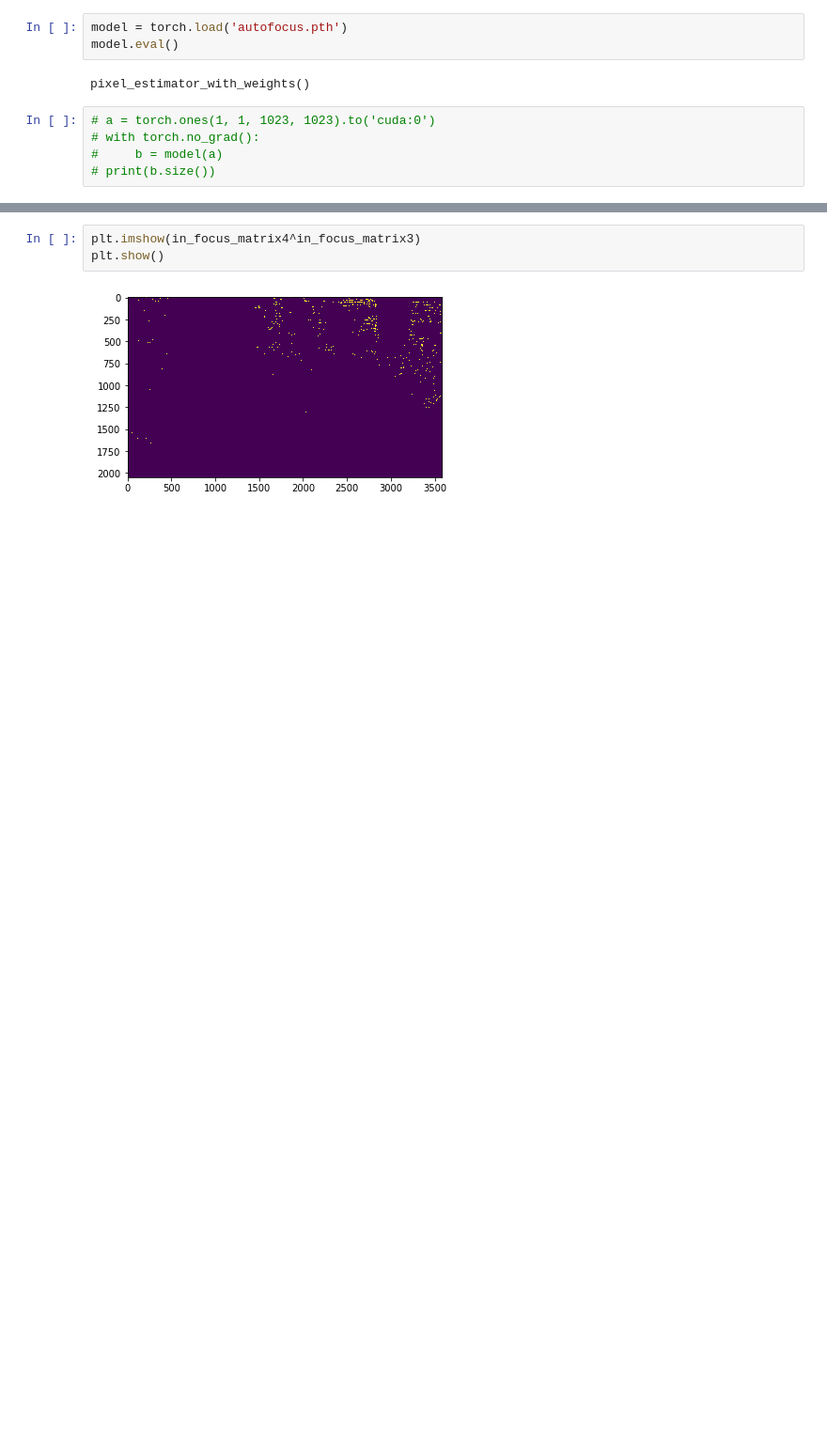
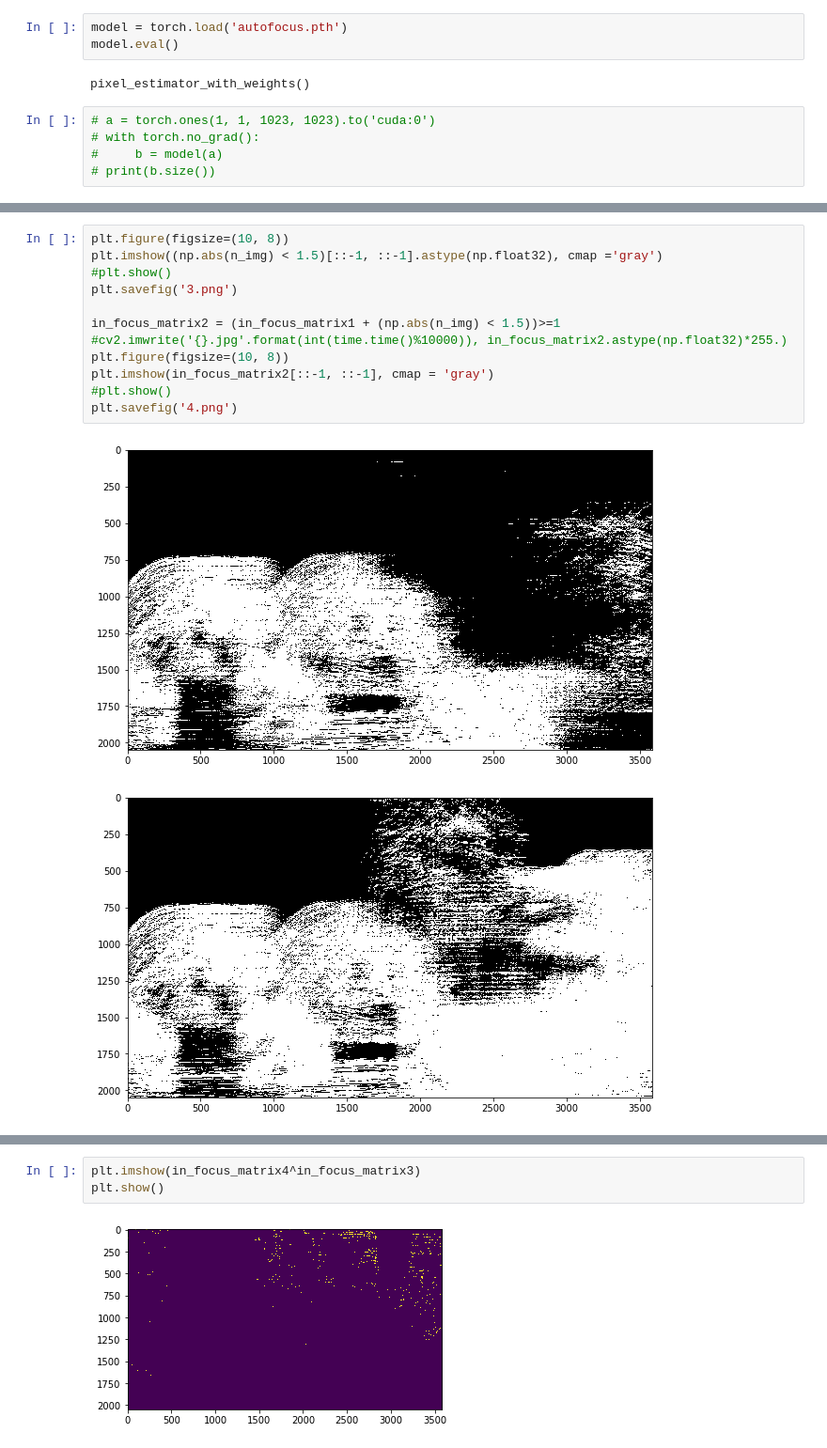
Before and after one commit to cianhwang/autofocus-stacking, a Jupyter notebook: autofocus-tf2torch.ipynb, the cells around one changed output, grey strips where cells are left out. Shown at 94% size. Cells and saved outputs as stored; diff of their text form; blank space fills up the shorter version.

```diff
--- a/autofocus-tf2torch.ipynb
+++ b/autofocus-tf2torch.ipynb
@@ -165,0 +174,15 @@ plt.show()
+# %%
+plt.figure(figsize=(10, 8))
+plt.imshow((np.abs(n_img) < 1.5)[::-1, ::-1].astype(np.float32), cmap ='gray')
+#plt.show()
+plt.savefig('3.png')
+
+in_focus_matrix2 = (in_focus_matrix1 + (np.abs(n_img) < 1.5))>=1
+#cv2.imwrite('{}.jpg'.format(int(time.time()%10000)), in_focus_matrix2.astype(np.float32)*255.)
+plt.figure(figsize=(10, 8))
+plt.imshow(in_focus_matrix2[::-1, ::-1], cmap = 'gray')
+#plt.show()
+plt.savefig('4.png')
+# %% [output]
+[figure, added]
+[figure, added]
```
Also changed, not shown: parts of 12 cells of this notebook, 2 other files.
